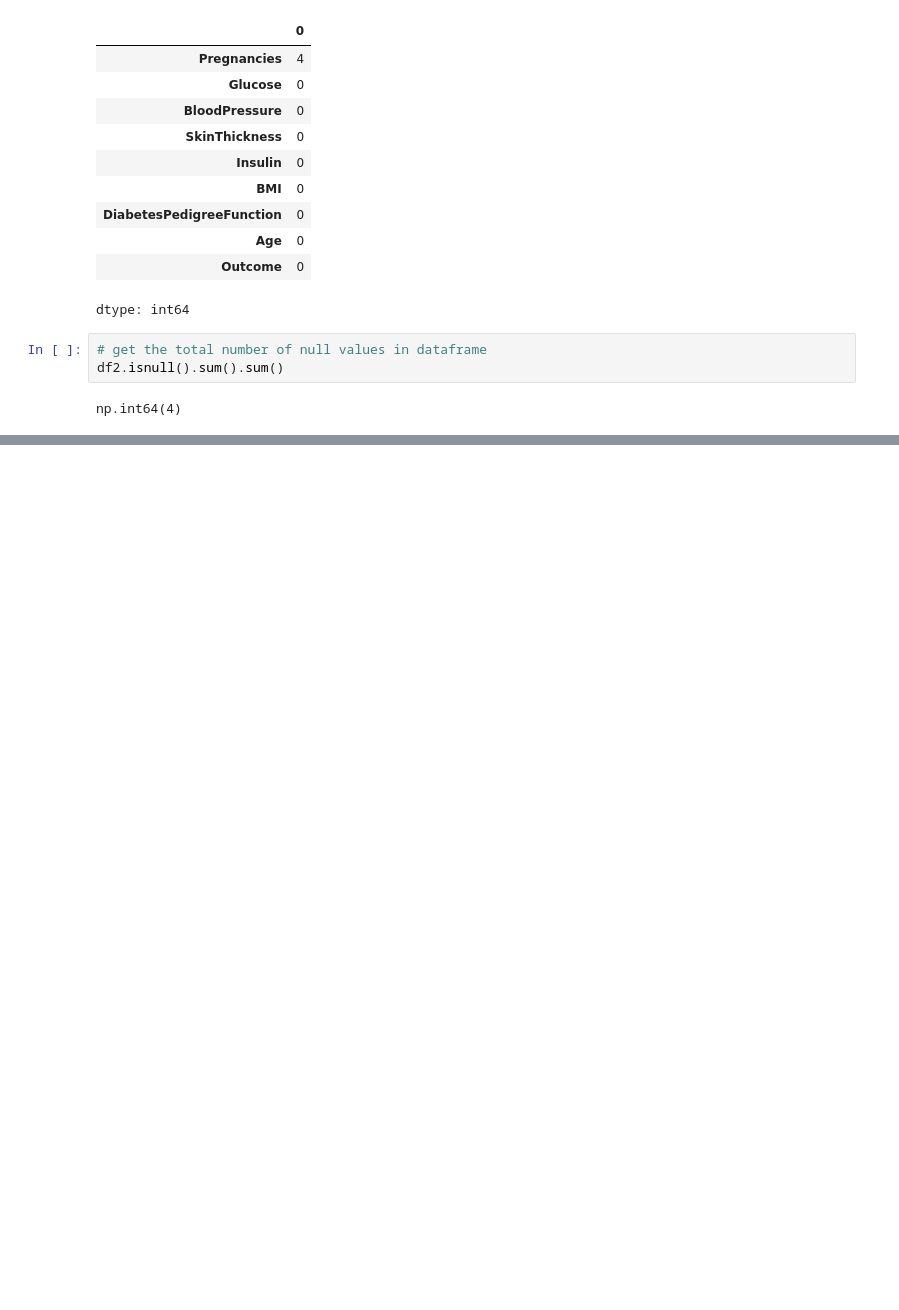
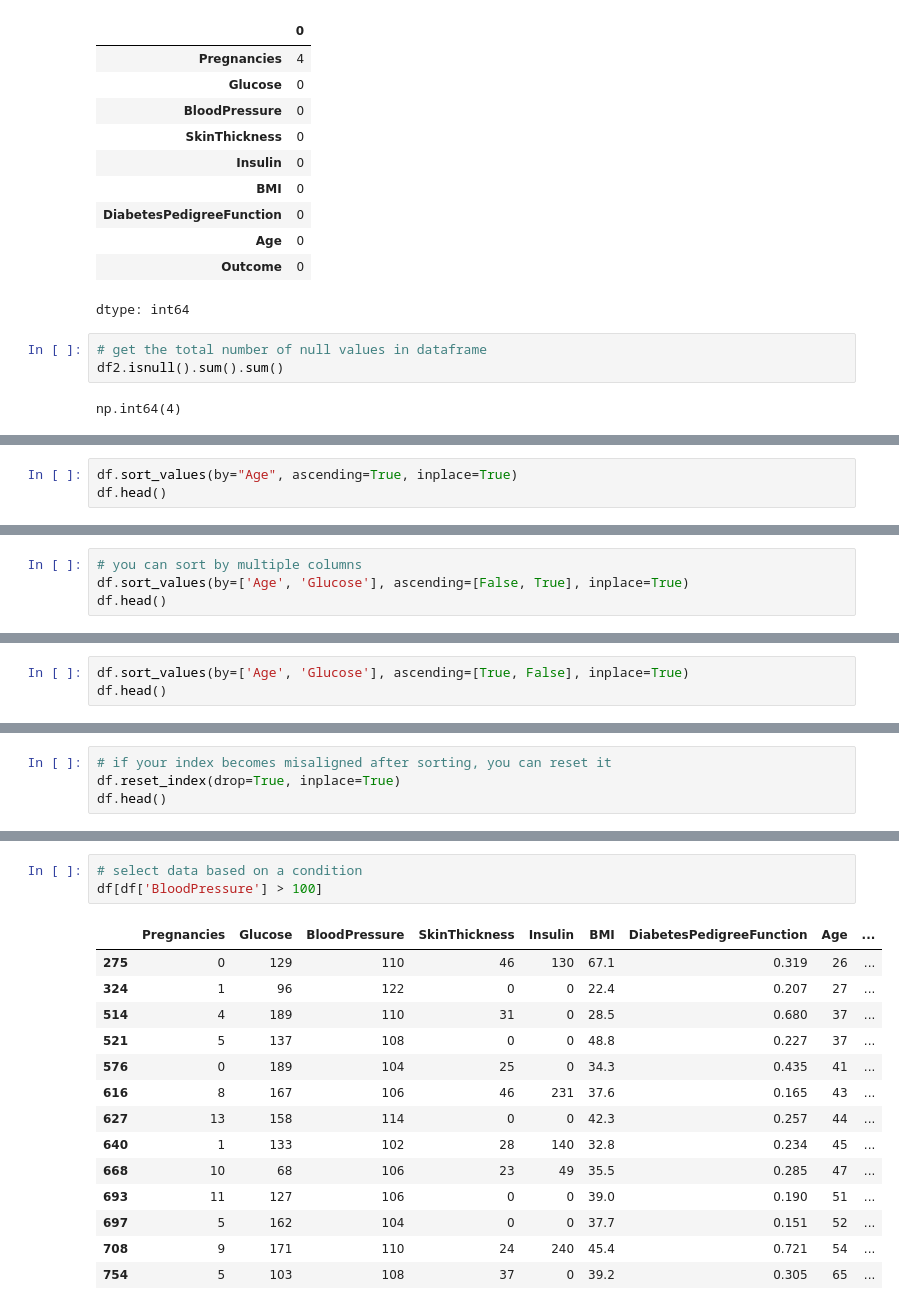
Before and after one commit to mm10111/scaling-octo-engine, a Jupyter notebook: pandas_tutorial.ipynb, the cells around one changed output, grey strips where cells are left out. Cells and saved outputs as stored; diff of their text form; blank space fills up the shorter version.

Commit message:
Add files via upload
sort data by columns and select specific columns based on condition

```diff
--- a/pandas_tutorial.ipynb
+++ b/pandas_tutorial.ipynb
@@ -271,0 +283,3 @@ np.int64(4)
+# %%
+df.sort_values(by="Age", ascending=True, inplace=True)
+df.head()
@@ -271,0 +303,4 @@ np.int64(4)
+# %%
+# you can sort by multiple columns
+df.sort_values(by=['Age', 'Glucose'], ascending=[False, True], inplace=True)
+df.head()
@@ -271,0 +314,3 @@ np.int64(4)
+# %%
+df.sort_values(by=['Age', 'Glucose'], ascending=[True, False], inplace=True)
+df.head()
@@ -271,0 +324,4 @@ np.int64(4)
+# %%
+# if your index becomes misaligned after sorting, you can reset it
+df.reset_index(drop=True, inplace=True)
+df.head()
@@ -271,0 +335,18 @@ np.int64(4)
+# %%
+# select data based on a condition
+df[df['BloodPressure'] > 100]
+# %% [output]
+|  | Pregnancies | Glucose | BloodPressure | SkinThickness | Insulin | BMI | DiabetesPedigreeFunction | Age | ... |
+| 275 | 0 | 129 | 110 | 46 | 130 | 67.1 | 0.319 | 26 | ... |
+| 324 | 1 | 96 | 122 | 0 | 0 | 22.4 | 0.207 | 27 | ... |
+| 514 | 4 | 189 | 110 | 31 | 0 | 28.5 | 0.680 | 37 | ... |
+| 521 | 5 | 137 | 108 | 0 | 0 | 48.8 | 0.227 | 37 | ... |
+| 576 | 0 | 189 | 104 | 25 | 0 | 34.3 | 0.435 | 41 | ... |
+| 616 | 8 | 167 | 106 | 46 | 231 | 37.6 | 0.165 | 43 | ... |
+| 627 | 13 | 158 | 114 | 0 | 0 | 42.3 | 0.257 | 44 | ... |
+| 640 | 1 | 133 | 102 | 28 | 140 | 32.8 | 0.234 | 45 | ... |
+| 668 | 10 | 68 | 106 | 23 | 49 | 35.5 | 0.285 | 47 | ... |
+| 693 | 11 | 127 | 106 | 0 | 0 | 39.0 | 0.190 | 51 | ... |
+| 697 | 5 | 162 | 104 | 0 | 0 | 37.7 | 0.151 | 52 | ... |
+| 708 | 9 | 171 | 110 | 24 | 240 | 45.4 | 0.721 | 54 | ... |
+| 754 | 5 | 103 | 108 | 37 | 0 | 39.2 | 0.305 | 65 | ... |
```
Also changed, not shown: parts of 8 cells of this notebook.
